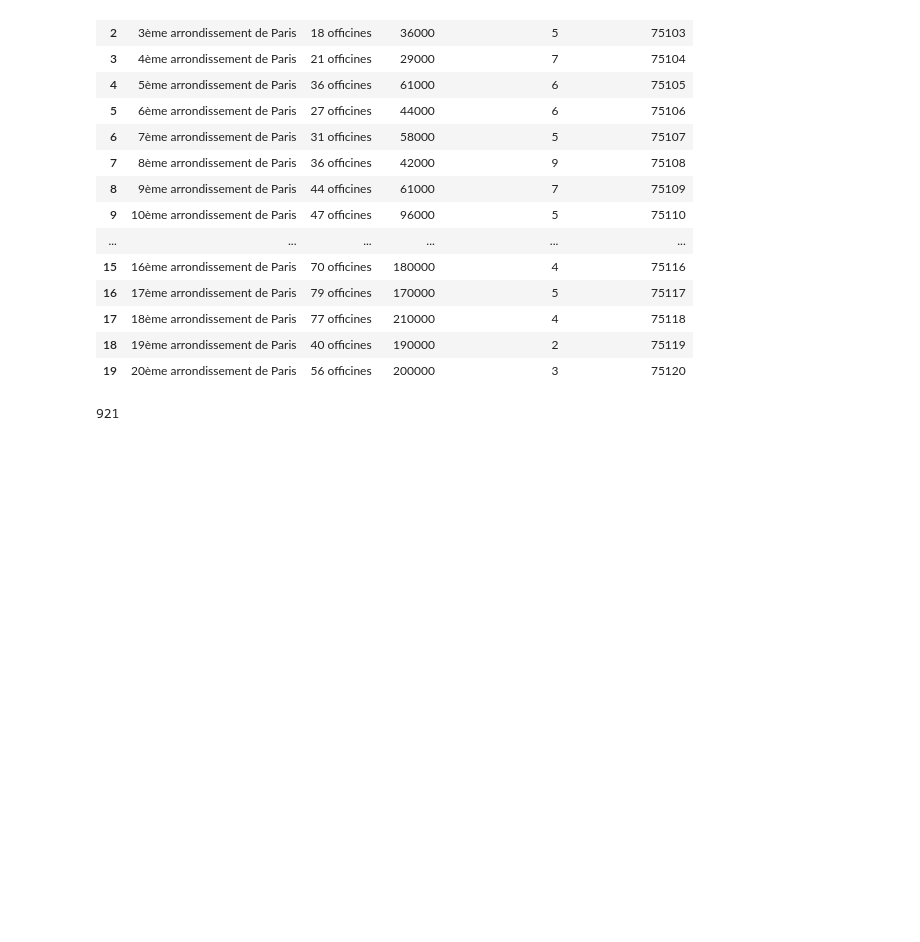
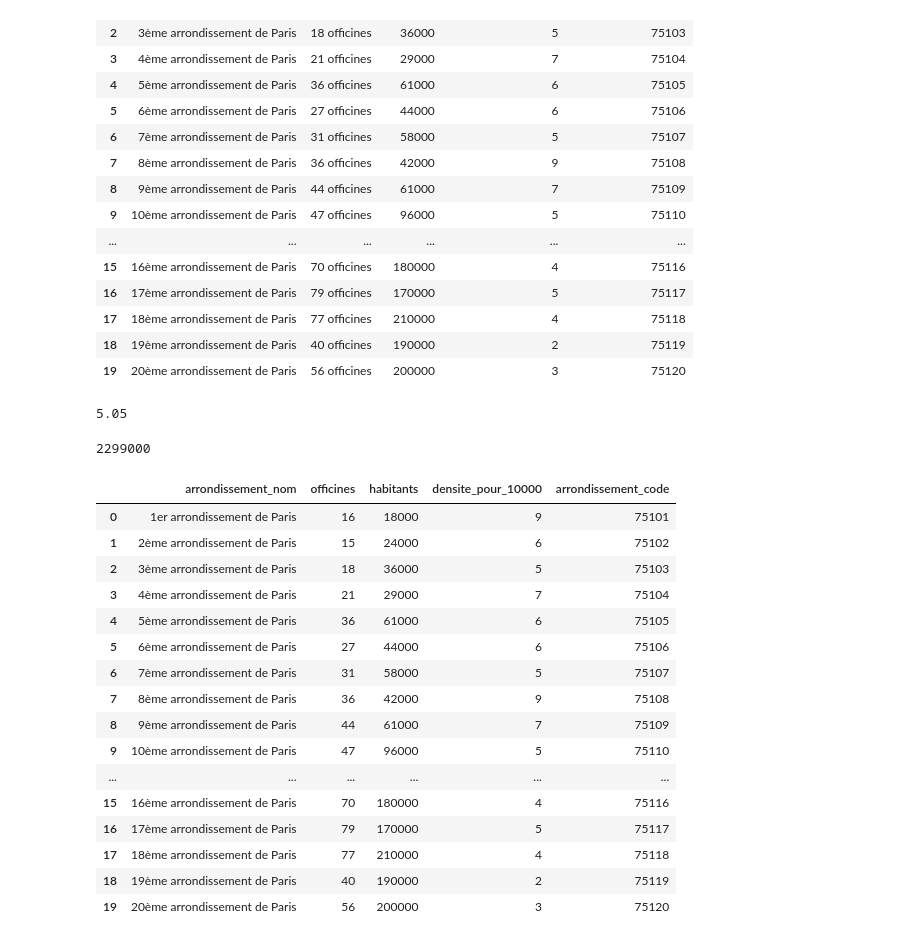
Before and after one commit to kellywaldro/data_studio_01, a Jupyter notebook: paris_pharmacies.ipynb, the cells around one changed output. Cells and saved outputs as stored; diff of their text form; code cells hidden in the pictures; blank space fills up the shorter version.

```diff
--- a/paris_pharmacies.ipynb
+++ b/paris_pharmacies.ipynb
@@ -108,7 +110,33 @@ df.to_csv("paris_pharmacies.csv", index=False)
 # %%
 df['officines'] = df['officines'].str.replace('officines', '')
 df['officines'] = df['officines'].astype(int)
+# %%
+#   average number of pharmacies per arrondissement
+
+df['densite_pour_10000'].mean()
+# %% [output]
+5.05
 # %%
-df['officines'].sum()
+df['habitants'].sum()
 # %% [output]
-921
+2299000
+# %%
+df
+# %% [output]
+|  | arrondissement_nom | officines | habitants | densite_pour_10000 | arrondissement_code |
+| 0 | 1er arrondissement de Paris | 16 | 18000 | 9 | 75101 |
+| 1 | 2ème arrondissement de Paris | 15 | 24000 | 6 | 75102 |
+| 2 | 3ème arrondissement de Paris | 18 | 36000 | 5 | 75103 |
+| 3 | 4ème arrondissement de Paris | 21 | 29000 | 7 | 75104 |
+| 4 | 5ème arrondissement de Paris | 36 | 61000 | 6 | 75105 |
+| 5 | 6ème arrondissement de Paris | 27 | 44000 | 6 | 75106 |
+| 6 | 7ème arrondissement de Paris | 31 | 58000 | 5 | 75107 |
+| 7 | 8ème arrondissement de Paris | 36 | 42000 | 9 | 75108 |
+| 8 | 9ème arrondissement de Paris | 44 | 61000 | 7 | 75109 |
+| 9 | 10ème arrondissement de Paris | 47 | 96000 | 5 | 75110 |
+| ... | ... | ... | ... | ... | ... |
+| 15 | 16ème arrondissement de Paris | 70 | 180000 | 4 | 75116 |
+| 16 | 17ème arrondissement de Paris | 79 | 170000 | 5 | 75117 |
+| 17 | 18ème arrondissement de Paris | 77 | 210000 | 4 | 75118 |
+| 18 | 19ème arrondissement de Paris | 40 | 190000 | 2 | 75119 |
+| 19 | 20ème arrondissement de Paris | 56 | 200000 | 3 | 75120 |
```
Also changed, not shown: parts of 2 cells of this notebook, 2 other files.
